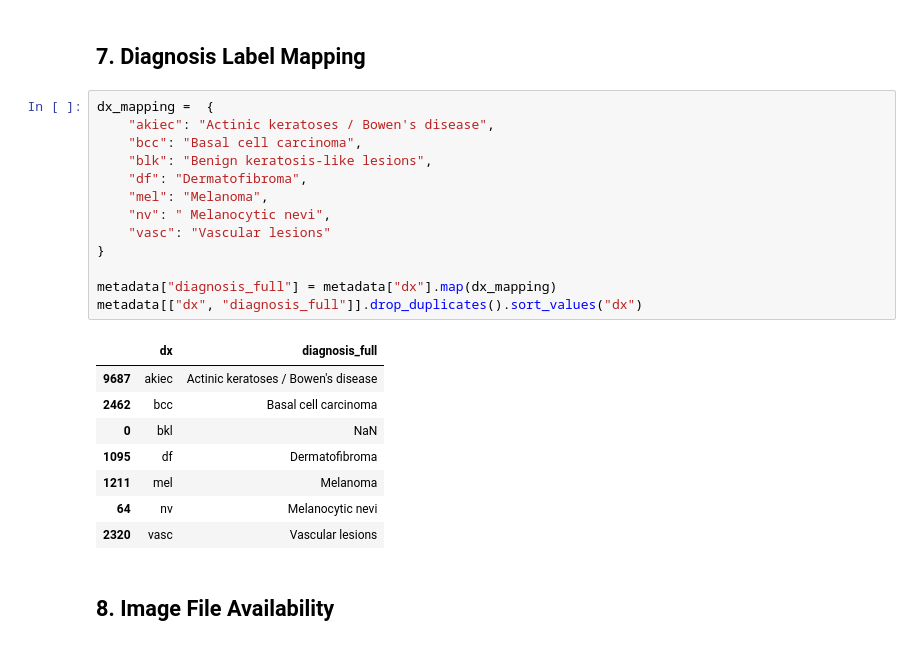
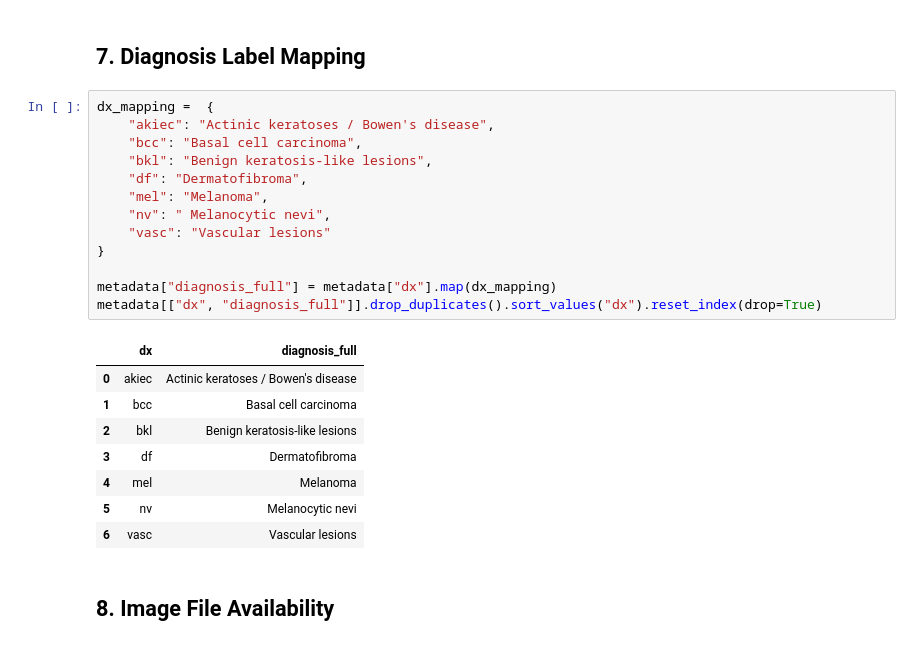
Before and after one commit to youlou09-PNG/medical-image-classification, a Jupyter notebook: notebooks/01_data_audit.ipynb, the cells around one changed output. Saved outputs shown, nothing was run; the diff lists cells and outputs as text.

```diff
--- a/notebooks/01_data_audit.ipynb
+++ b/notebooks/01_data_audit.ipynb
@@ -172,25 +172,25 @@ plt.show()
 # %%
 dx_mapping =  {
     "akiec": "Actinic keratoses / Bowen's disease",
     "bcc": "Basal cell carcinoma",
-    "blk": "Benign keratosis-like lesions",
+    "bkl": "Benign keratosis-like lesions",
     "df": "Dermatofibroma",
     "mel": "Melanoma",
     "nv": " Melanocytic nevi",
     "vasc": "Vascular lesions"
 }
 
 metadata["diagnosis_full"] = metadata["dx"].map(dx_mapping)
-metadata[["dx", "diagnosis_full"]].drop_duplicates().sort_values("dx")
+metadata[["dx", "diagnosis_full"]].drop_duplicates().sort_values("dx").reset_index(drop=True)
 # %% [output]
 |  | dx | diagnosis_full |
-| 9687 | akiec | Actinic keratoses / Bowen's disease |
-| 2462 | bcc | Basal cell carcinoma |
-| 0 | bkl | NaN |
-| 1095 | df | Dermatofibroma |
-| 1211 | mel | Melanoma |
-| 64 | nv | Melanocytic nevi |
-| 2320 | vasc | Vascular lesions |
+| 0 | akiec | Actinic keratoses / Bowen's disease |
+| 1 | bcc | Basal cell carcinoma |
+| 2 | bkl | Benign keratosis-like lesions |
+| 3 | df | Dermatofibroma |
+| 4 | mel | Melanoma |
+| 5 | nv | Melanocytic nevi |
+| 6 | vasc | Vascular lesions |
 # %% [markdown]
 ## 8. Image File Availability
 # %%
```
Also changed, not shown: parts of 17 cells of this notebook, 2 other files.
